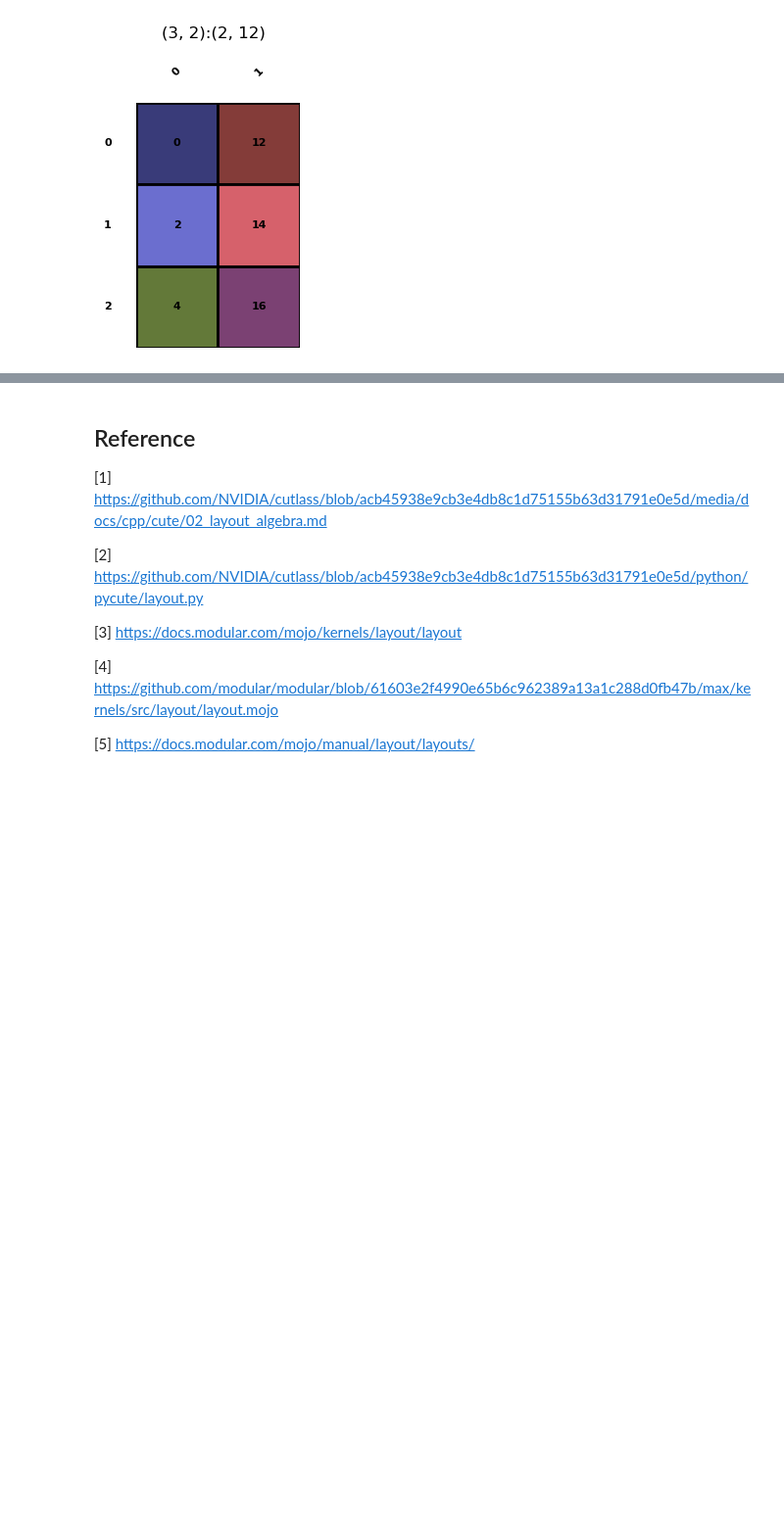
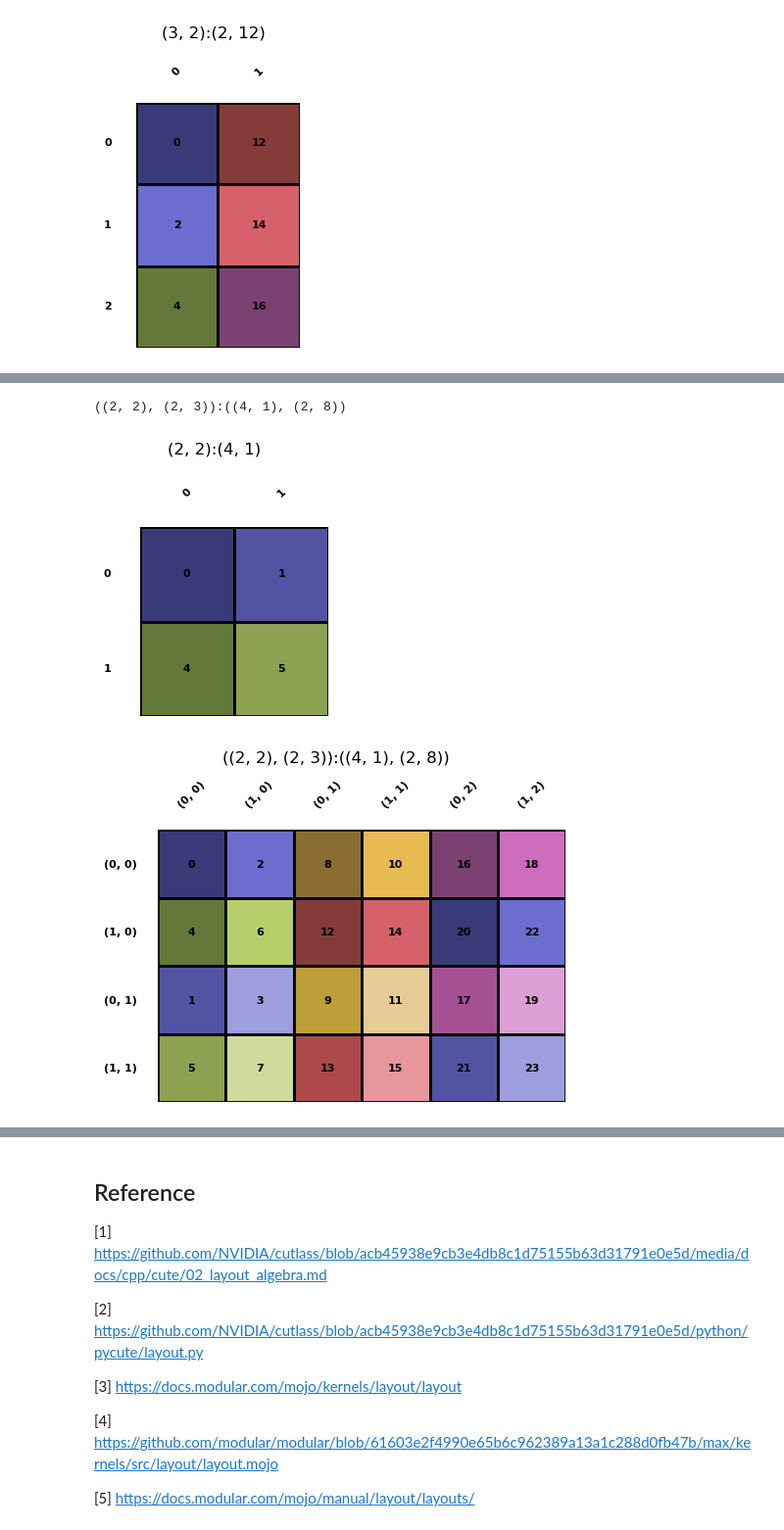
Before and after one commit to w32zhong/simp-intelligence, a Jupyter notebook: simp_intelligence/math/layout_basics.ipynb, the cells around one changed output, grey strips where cells are left out. Shown at 98% size. Saved outputs shown, nothing was run; the diff lists cells and outputs as text; code cells hidden in the pictures; blank space fills up the shorter version.

```diff
--- a/simp_intelligence/math/layout_basics.ipynb
+++ b/simp_intelligence/math/layout_basics.ipynb
@@ -195,0 +238,6 @@ Layout.from_string('(2,2):(1,6)').visualize().complement(24, verbose=True).visua
+# %%
+Layout.from_string('(2,2):(4,1)').visualize().logical_product(Layout.from_string('6:1')).visualize()
+# %% [output]
+((2, 2), (2, 3)):((4, 1), (2, 8))
+[figure, added]
+[figure, added]
```
Also changed, not shown: parts of 10 cells of this notebook, 1 other file.
